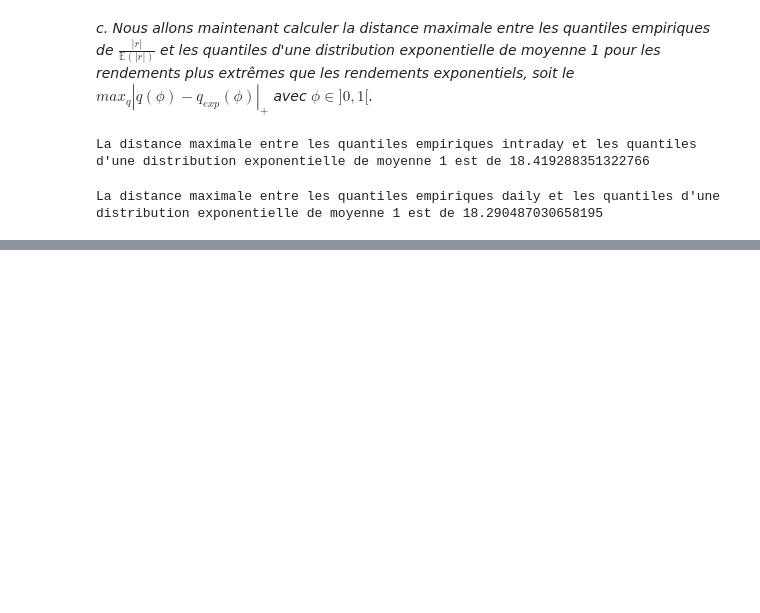
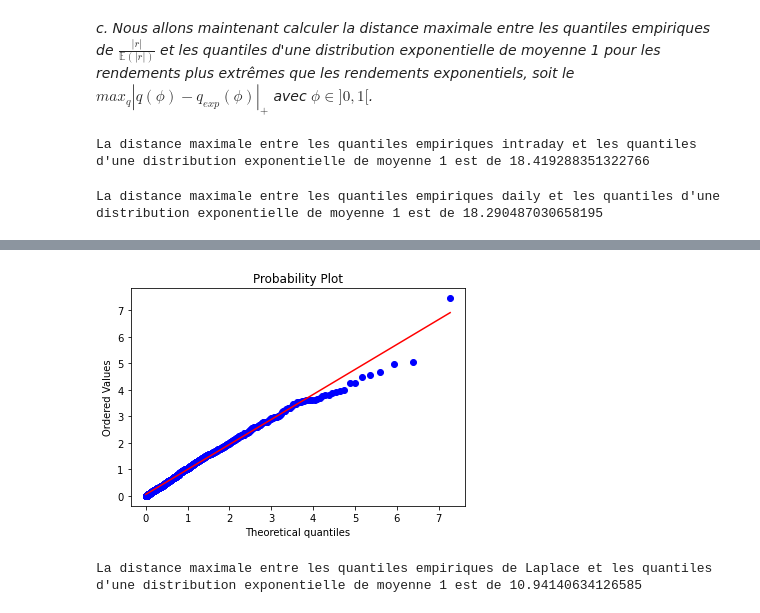
Before and after one commit to ethantrentin/Markets-Physic, a Jupyter notebook: TP1.ipynb, the cells around one changed output, grey strips where cells are left out. Drawn from its saved outputs; the diff is of its cells as text; code cells hidden in the pictures; blank space fills up the shorter version.

```diff
--- a/TP1.ipynb
+++ b/TP1.ipynb
@@ -248,0 +277,13 @@ La distance maximale entre les quantiles empiriques daily et les quantiles d'une
+# %%
+# On affiche le QQ-plot des rendements de Laplace divisés par l'espérance des rendements
+stats.probplot(np.abs(laplace)/np.abs(laplace).mean(), dist="expon", plot=plt)
+plt.show()
+# %% [output]
+[figure, added]
+# %%
+# Affichons la distance maximale entre les quantiles empiriques et les quantiles d'une distribution exponentielle de moyenne 1 pour les rendements plus extrêmes
+quantiles_laplace = np.quantile(laplace,quantiles)
+distance_laplace = max(np.abs(quantiles_laplace-quantiles_exponentielle))
+print("La distance maximale entre les quantiles empiriques de Laplace et les quantiles d'une distribution exponentielle de moyenne 1 est de",distance_laplace)
+# %% [output]
+La distance maximale entre les quantiles empiriques de Laplace et les quantiles d'une distribution exponentielle de moyenne 1 est de 10.94140634126585
```
Also changed, not shown: parts of 6 cells of this notebook.
